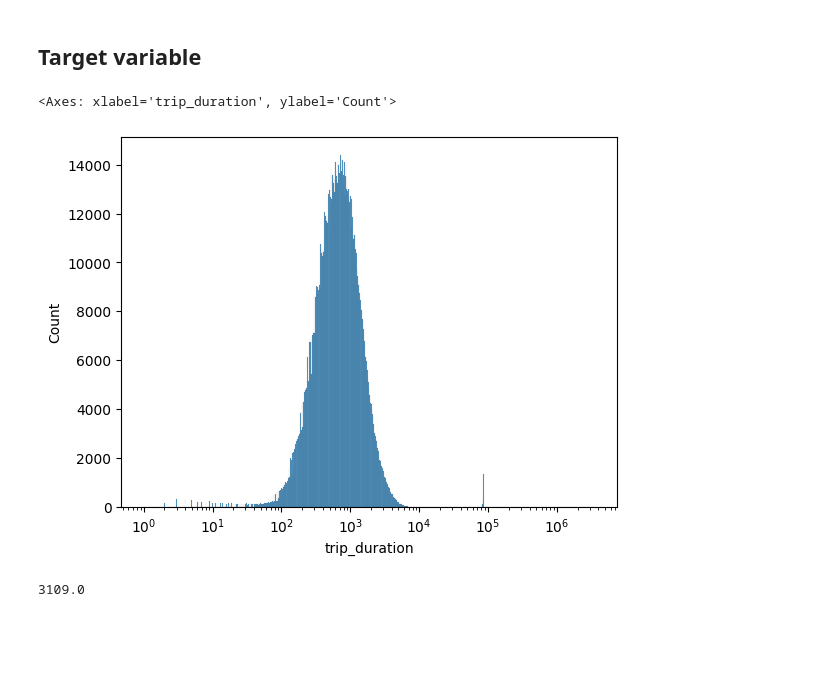
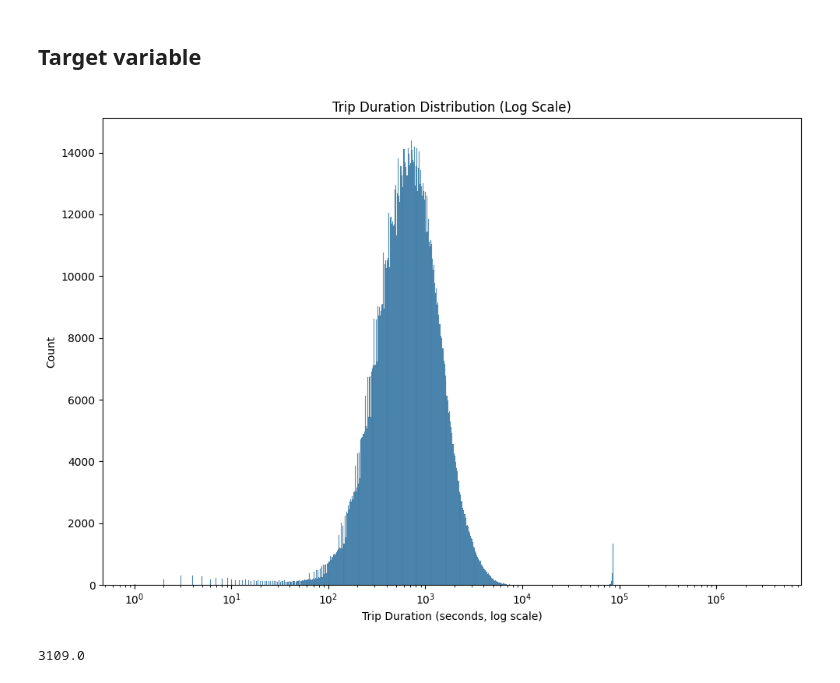
Before and after one commit to Handras18/NYC-Taxi-Trip-Duration, a Jupyter notebook: 01_eda.ipynb, the cells around one changed output. Cells and saved outputs as stored; diff of their text form; code cells hidden in the pictures; blank space fills up the shorter version.

Commit message:
Update plot titles in EDA

```diff
--- a/01_eda.ipynb
+++ b/01_eda.ipynb
@@ -133,10 +133,15 @@ df=df.drop(columns='dropoff_datetime')
 # %% [markdown]
 ## Target variable
 # %%
+plt.figure(figsize=(10,7))
 sns.histplot(data=df,x='trip_duration',log_scale=True)
+plt.title("Trip Duration Distribution (Log Scale)")
+plt.xlabel("Trip Duration (seconds, log scale)")
+plt.ylabel("Count")
+plt.tight_layout()
+plt.show()
 # %% [output]
-<Axes: xlabel='trip_duration', ylabel='Count'>
-[figure, old version]
+[figure, new version]
 # %%
 Q1=df['trip_duration'].quantile(0.25)
 Q3=df['trip_duration'].quantile(0.75)
```
Also changed, not shown: parts of 20 cells of this notebook.
